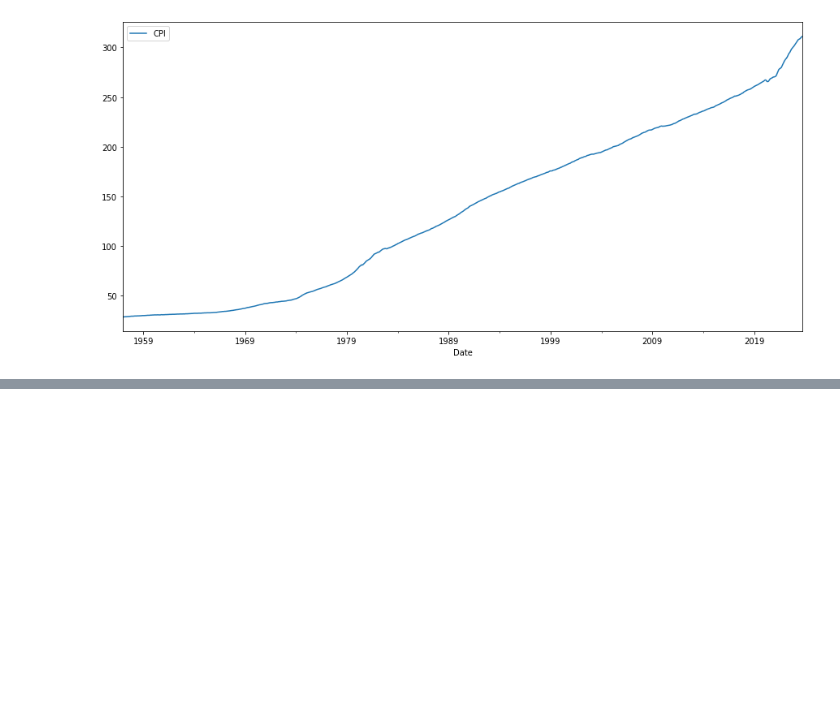
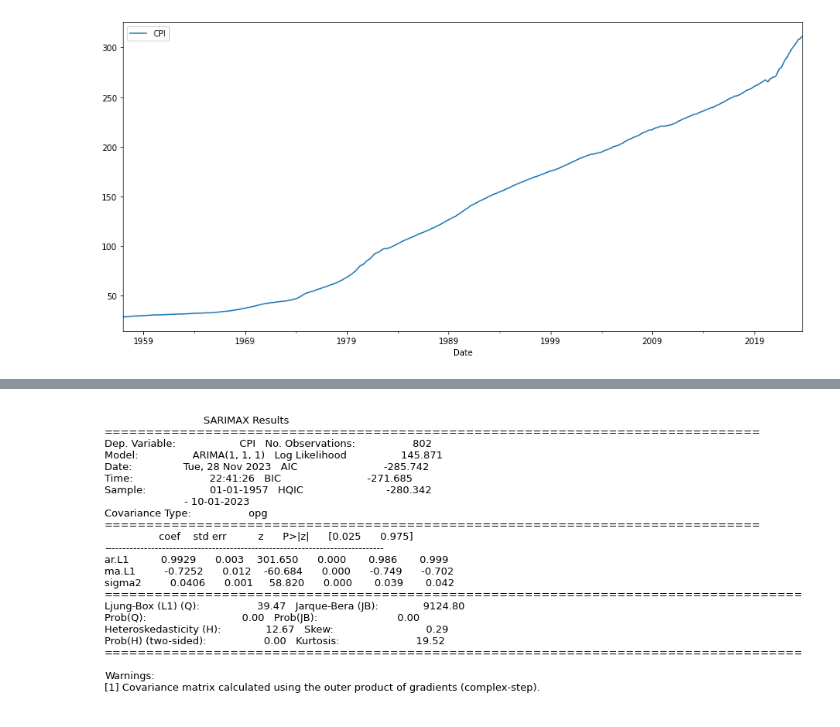
Before and after one commit to shreechundi/4002project3, a Jupyter notebook: SRC/project3.ipynb, the cells around one changed output, grey strips where cells are left out. Cells and saved outputs as stored; diff of their text form; code cells hidden in the pictures; blank space fills up the shorter version.

```diff
--- a/SRC/project3.ipynb
+++ b/SRC/project3.ipynb
@@ -59,3 +20,22 @@ Roots
+# %%
+# from statsmodels.tsa.arima.model import ARIMA
+# model=ARIMA(df['CPI'],order=(1,1,1))
+# model_fit=model.fit()
+# model_fit.summary()
+import matplotlib.pyplot as plt
+from statsmodels.tsa.arima.model import ARIMA
+import pandas as pd
+import numpy as np
+
+model = ARIMA(df['CPI'], order=(1, 1, 1))
+model_fit = model.fit()
+plt.rc('figure', figsize=(7, 7))
+plt.text(0.01, 0.05, str(model_fit.summary()), {'fontsize': 13})
+plt.axis('off')
+plt.tight_layout()
+plt.savefig("ARIMA_Model.png", bbox_inches='tight', facecolor = "white")
+# %% [output]
+[figure, added]
 # %%
 import statsmodels.api as sm
 model=sm.tsa.statespace.SARIMAX(df['CPI'],order=(1, 1, 1),seasonal_order=(1,1,1,12))
```
Also changed, not shown: parts of 3 cells of this notebook.
